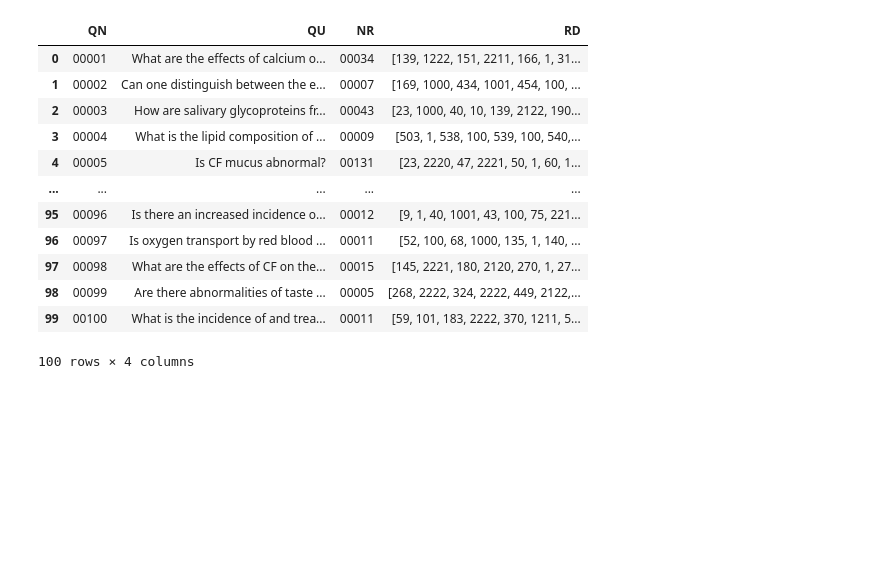
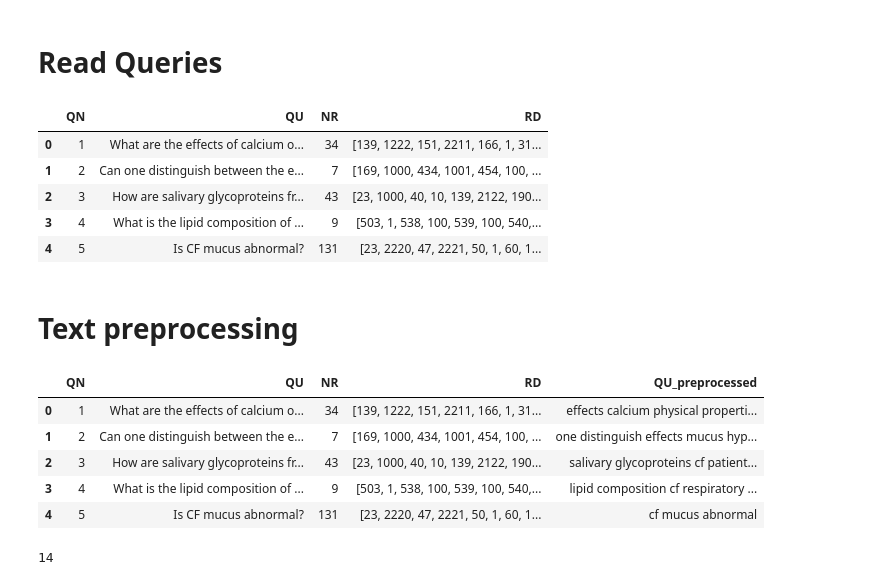
Before and after one commit to AnnaPaulaFigueiredo/INFORMATION-RETRIEVAL-TP1, a Jupyter notebook: code/analysis.ipynb, the cells around one changed output. Saved outputs shown, nothing was run; the diff lists cells and outputs as text; code cells hidden in the pictures; blank space fills up the shorter version.

Commit message:
read_query fix

```diff
--- a/code/analysis.ipynb
+++ b/code/analysis.ipynb
@@ -105,0 +85,2 @@ df_queries = read_queries(f'../data/{fn_queries}')
+# %% [markdown]
+# Read Queries
@@ -105,0 +139,28 @@ df_queries = read_queries(f'../data/{fn_queries}')
+# %%
+df.head()
+# %% [output]
+|  | QN | QU | NR | RD |
+| 0 | 1 | What are the effects of calcium o... | 34 | [139, 1222, 151, 2211, 166, 1, 31... |
+| 1 | 2 | Can one distinguish between the e... | 7 | [169, 1000, 434, 1001, 454, 100, ... |
+| 2 | 3 | How are salivary glycoproteins fr... | 43 | [23, 1000, 40, 10, 139, 2122, 190... |
+| 3 | 4 | What is the lipid composition of ... | 9 | [503, 1, 538, 100, 539, 100, 540,... |
+| 4 | 5 | Is CF mucus abnormal? | 131 | [23, 2220, 47, 2221, 50, 1, 60, 1... |
+# %% [markdown]
+# Text preprocessing
+# %%
+def preprocess_english_text(text: str):
+
+    # convert to lower, remove accents and remove pontuactions
+    text = text.lower()
+    text = unidecode(text)
+    text = text.translate(str.maketrans('', '', string.punctuation))
+
+    # remove numbers
+    text = re.sub(r'\d+', '', text)
+
+    # remove stopwords
+    stop_words = set(stopwords.words('english'))
+    tokens = text.split()
+    tokens = [word for word in tokens if word not in stop_words]
+
+    return ' '.join(tokens)
@@ -106,16 +173,15 @@ df_queries = read_queries(f'../data/{fn_queries}')
+# %%
+df_queries['QU_preprocessed'] = df_queries['QU'].progress_apply(lambda x: preprocess_english_text(x) )
 # %%
-df_queries
+df_queries.head()
 # %% [output]
-|  | QN | QU | NR | RD |
-| 0 | 00001 | What are the effects of calcium o... | 00034 | [139, 1222, 151, 2211, 166, 1, 31... |
-| 1 | 00002 | Can one distinguish between the e... | 00007 | [169, 1000, 434, 1001, 454, 100, ... |
-| 2 | 00003 | How are salivary glycoproteins fr... | 00043 | [23, 1000, 40, 10, 139, 2122, 190... |
-| 3 | 00004 | What is the lipid composition of ... | 00009 | [503, 1, 538, 100, 539, 100, 540,... |
-| 4 | 00005 | Is CF mucus abnormal? | 00131 | [23, 2220, 47, 2221, 50, 1, 60, 1... |
-| ... | ... | ... | ... | ... |
-| 95 | 00096 | Is there an increased incidence o... | 00012 | [9, 1, 40, 1001, 43, 100, 75, 221... |
-| 96 | 00097 | Is oxygen transport by red blood ... | 00011 | [52, 100, 68, 1000, 135, 1, 140, ... |
-| 97 | 00098 | What are the effects of CF on the... | 00015 | [145, 2221, 180, 2120, 270, 1, 27... |
-| 98 | 00099 | Are there abnormalities of taste ... | 00005 | [268, 2222, 324, 2222, 449, 2122,... |
-| 99 | 00100 | What is the incidence of and trea... | 00011 | [59, 101, 183, 2222, 370, 1211, 5... |
+|  | QN | QU | NR | RD | QU_preprocessed |
+| 0 | 1 | What are the effects of calcium o... | 34 | [139, 1222, 151, 2211, 166, 1, 31... | effects calcium physical properti... |
+| 1 | 2 | Can one distinguish between the e... | 7 | [169, 1000, 434, 1001, 454, 100, ... | one distinguish effects mucus hyp... |
+| 2 | 3 | How are salivary glycoproteins fr... | 43 | [23, 1000, 40, 10, 139, 2122, 190... | salivary glycoproteins cf patient... |
+| 3 | 4 | What is the lipid composition of ... | 9 | [503, 1, 538, 100, 539, 100, 540,... | lipid composition cf respiratory ... |
+| 4 | 5 | Is CF mucus abnormal? | 131 | [23, 2220, 47, 2221, 50, 1, 60, 1... | cf mucus abnormal |
-100 rows × 4 columns
+# %%
+len(df_queries.loc[0]['RD'])
+# %% [output]
+14
```
Also changed, not shown: parts of 9 cells of this notebook, 2 other files.
